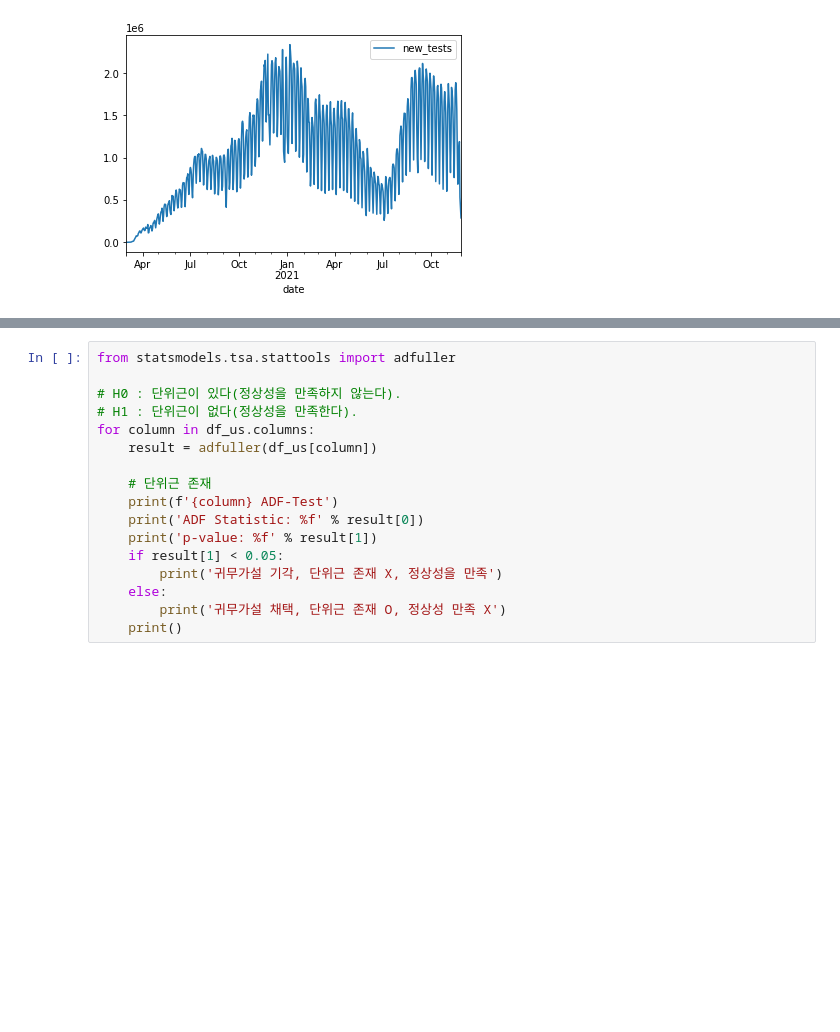
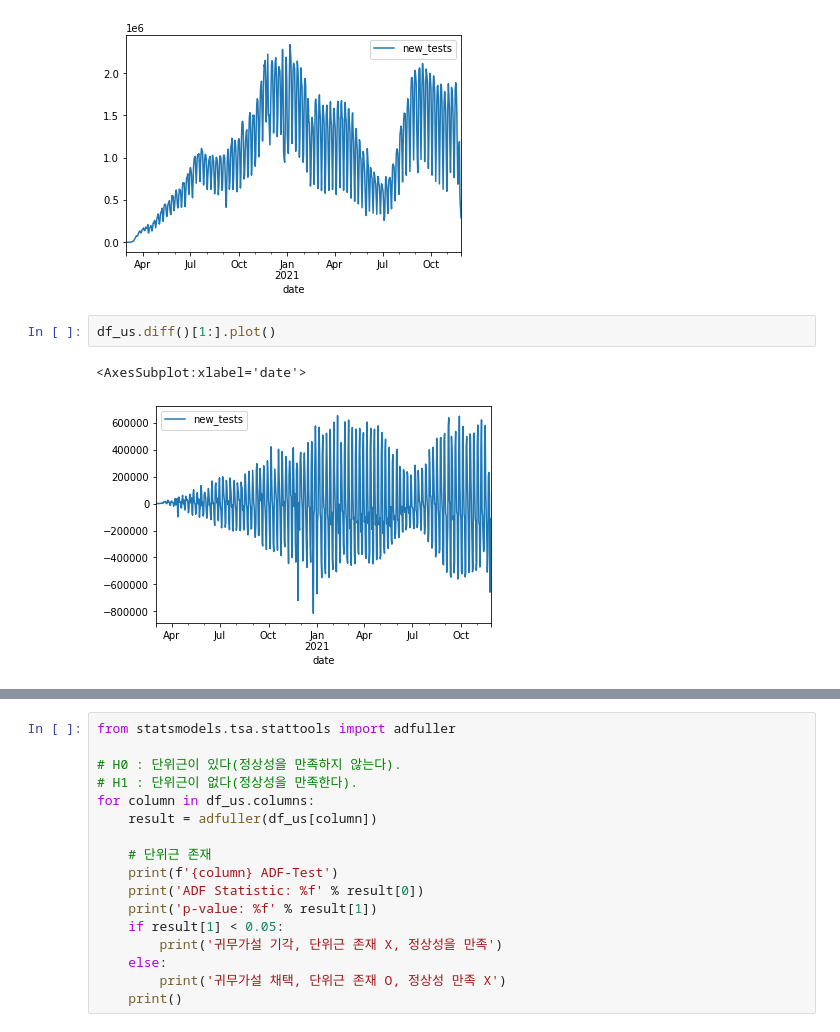
Before and after one commit to Ssunbell/ADP_study, a Jupyter notebook: 13주차/seonjong/timeseries_modeling.ipynb, the cells around one changed output, grey strips where cells are left out. Drawn from its saved outputs; the diff is of its cells as text; blank space fills up the shorter version.

```diff
--- a/13주차/seonjong/timeseries_modeling.ipynb
+++ b/13주차/seonjong/timeseries_modeling.ipynb
@@ -82,3 +80,8 @@ df_us.plot()
 # %% [output]
 <AxesSubplot:xlabel='date'>
 [figure]
+# %%
+df_us.diff()[1:].plot()
+# %% [output]
+<AxesSubplot:xlabel='date'>
+[figure, added]
```
Also changed, not shown: parts of 77 cells of this notebook.
